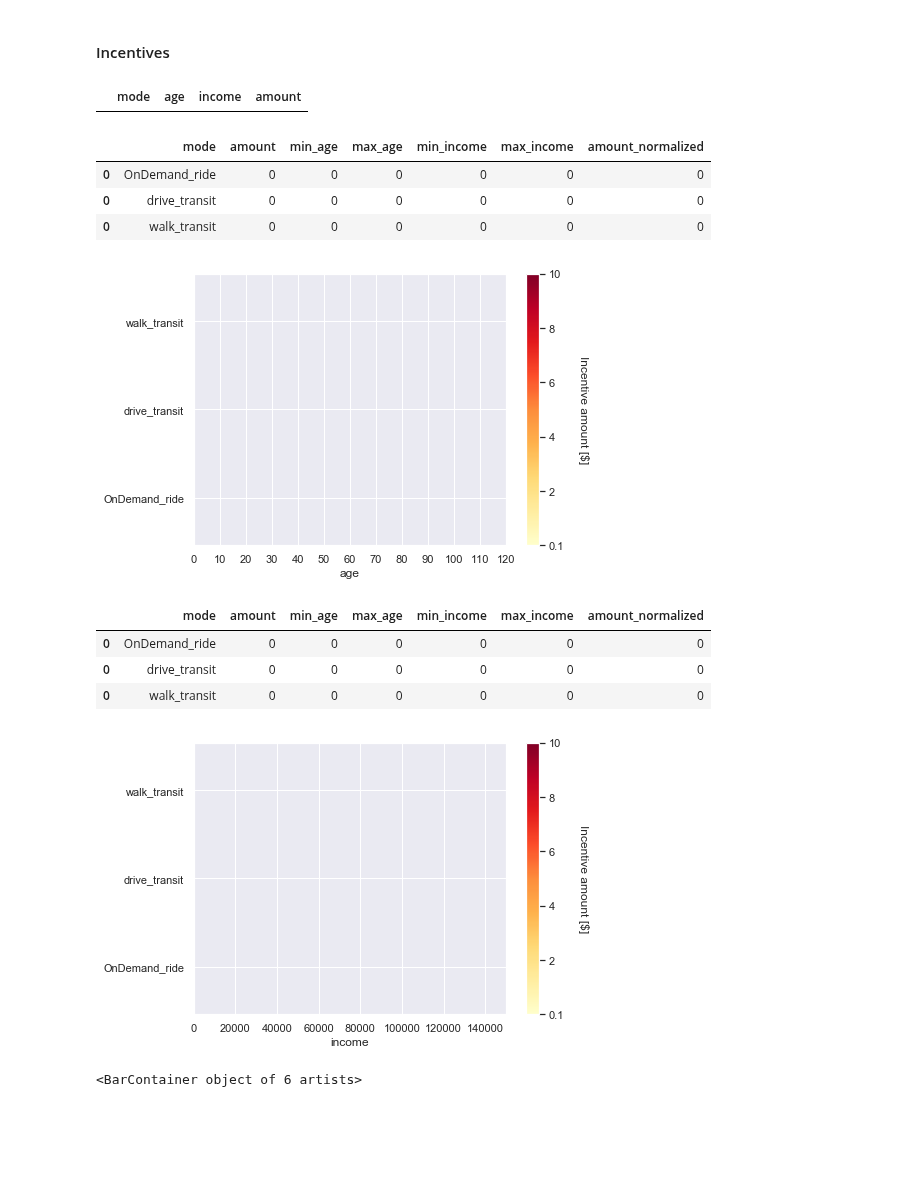
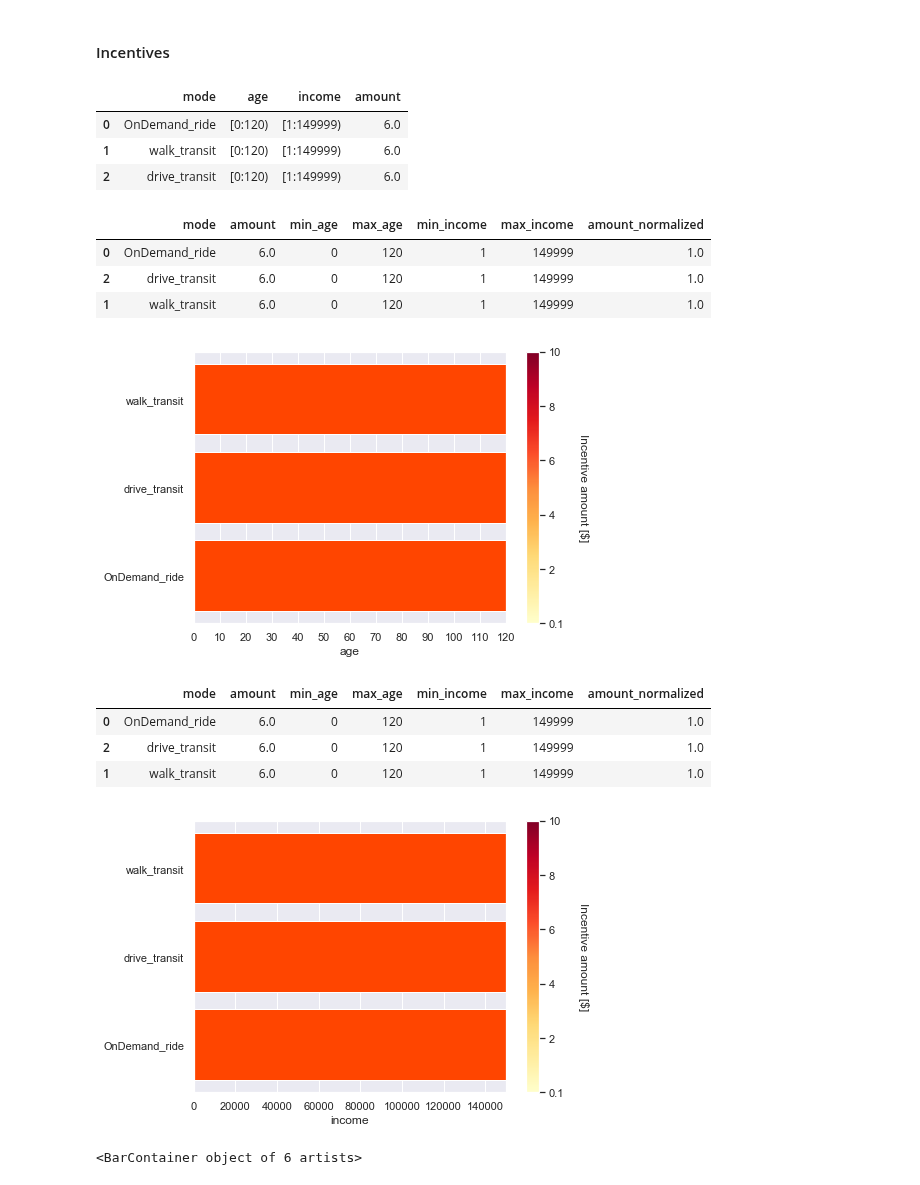
Before and after one commit to bistro-its-berkeley/BISTRO-Starter-Kit, a Jupyter notebook: utilities/Visualization/Visualization_outputs.ipynb, the cells around one changed output. Drawn from its saved outputs; the diff is of its cells as text; code cells hidden in the pictures; blank space fills up the shorter version.

```diff
--- a/utilities/Visualization/Visualization_outputs.ipynb
+++ b/utilities/Visualization/Visualization_outputs.ipynb
@@ -91,13 +95,17 @@ inputs_path_bad_incentives = path.join(results_random_bad_output_path, "competit
 inputs_path_increased_bus_frequency_incentives = path.join(scenarios_input_increase_bus_frequency_path, "ModeIncentives.csv")
 inputs_path_luxembourg_incentives = path.join(scenarios_input_luxembourg_path, "ModeIncentives.csv")
 inputs_path_no_transit_incentives = path.join(scenarios_input_no_transit_path, "ModeIncentives.csv")
+inputs_path_redistributive = r"/Users/vgolfi/Documents/Results_Exploration/output_redistributive_transit_on_demand/host9/sioux_faux/sioux_faux-15k__2019-02-06_20-49-56/competition/submission-inputs/ModeIncentives.csv"
 
-input_incentives_data = input_path_luxembourg_incentives
+input_incentives_data = inputs_path_redistributive
 # %%
 incentives = pd.read_csv(input_incentives_data)
 incentives
 # %% [output]
 |  | mode | age | income | amount |
+| 0 | OnDemand_ride | [0:120) | [1:149999) | 6.0 |
+| 1 | walk_transit | [0:120) | [1:149999) | 6.0 |
+| 2 | drive_transit | [0:120) | [1:149999) | 6.0 |
 # %%
 def process_incentives_data(input_incentives_data):
     incentives = pd.read_csv(input_incentives_data)
@@ -137,49 +145,51 @@ def process_incentives_data(input_incentives_data):
 process_incentives_data(input_incentives_data)
 # %% [output]
 |  | mode | amount | min_age | max_age | min_income | max_income | amount_normalized |
-| 0 | OnDemand_ride | 0 | 0 | 0 | 0 | 0 | 0 |
-| 0 | drive_transit | 0 | 0 | 0 | 0 | 0 | 0 |
-| 0 | walk_transit | 0 | 0 | 0 | 0 | 0 | 0 |
+| 0 | OnDemand_ride | 6.0 | 0 | 120 | 1 | 149999 | 1.0 |
+| 2 | drive_transit | 6.0 | 0 | 120 | 1 | 149999 | 1.0 |
+| 1 | walk_transit | 6.0 | 0 | 120 | 1 | 149999 | 1.0 |
 # %%
 incentives = process_incentives_data(input_incentives_data)
 
 fig, ax = plt.subplots(figsize = (7,5))
 #color map
 my_cmap = plt.cm.get_cmap('YlOrRd')
 colors = my_cmap(incentives["amount_normalized"])
 
 #plot
-bars = plt.barh(incentives["mode"], incentives["max_age"]-incentives["min_age"], left=incentives["min_age"], color = colors)
+bars = plt.barh(incentives["mode"], incentives["max_age"]-incentives["min_age"], left=incentives["min_age"], color = "orangered")
 plt.yticks(fontsize = 11)
 
 ax.set_xlabel("age")
 plt.xlim((0,120))
 
 # plt.title("Input - Incentives- Sample 1", fontweight = "bold", pad=12, fontsize = 15)
 ax.xaxis.set_major_locator(plt.MultipleLocator(10))
 
 sm = ScalarMappable(cmap = my_cmap, norm=plt.Normalize(0,np.max(incentives["amount"])))
 sm.set_array([])
 sm.set_clim(0,10)
 cbar = fig.colorbar(sm, ticks=[0, 2, 4, 6, 8, 10])
 cbar.set_label('Incentive amount [$]', rotation=270, labelpad=25)
 cbar.ax.set_yticklabels(['0.1', '2', '4','6', '8','10'])
 
-plt.savefig("Input-Incentives-ages-increased_bus_frequency", bbox_inches="tight" )
+# plt.savefig("Input-Incentives-ages-increased_bus_frequency", bbox_inches="tight" )
 # plt.savefig("Input-Incentives-ages-luxembourg", bbox_inches="tight" )
 # plt.savefig("Input-Incentives-ages-no_transit", bbox_inches="tight" )
+plt.savefig("Input-Incentives-ages-Redistributive", bbox_inches="tight" )
+
 
 
 plt.show()
 # %% [output]
-[figure, old version]
+[figure, new version]
 # %%
 process_incentives_data(input_incentives_data)
 # %% [output]
 |  | mode | amount | min_age | max_age | min_income | max_income | amount_normalized |
-| 0 | OnDemand_ride | 0 | 0 | 0 | 0 | 0 | 0 |
-| 0 | drive_transit | 0 | 0 | 0 | 0 | 0 | 0 |
-| 0 | walk_transit | 0 | 0 | 0 | 0 | 0 | 0 |
+| 0 | OnDemand_ride | 6.0 | 0 | 120 | 1 | 149999 | 1.0 |
+| 2 | drive_transit | 6.0 | 0 | 120 | 1 | 149999 | 1.0 |
+| 1 | walk_transit | 6.0 | 0 | 120 | 1 | 149999 | 1.0 |
 # %%
 incentives = process_incentives_data(input_incentives_data)
 
@@ -189,7 +199,7 @@ my_cmap2 = plt.cm.get_cmap('YlOrRd')
 colors2 = my_cmap2(incentives["amount_normalized"])
 
 #plot
-bars = plt.barh(incentives["mode"], incentives["max_income"]-incentives["min_income"], left=incentives["min_income"], color = colors2)
+bars = plt.barh(incentives["mode"], incentives["max_income"]-incentives["min_income"], left=incentives["min_income"], color = "orangered")
 plt.yticks(fontsize = 11)
 
 ax.set_xlabel("income")
@@ -205,13 +215,14 @@ cbar = fig.colorbar(sm, ticks=[0, 2, 4, 6, 8, 10])
 cbar.set_label('Incentive amount [$]', rotation=270, labelpad=25)
 cbar.ax.set_yticklabels(['0.1', '2', '4','6', '8','10'])
 
-plt.savefig("Input-Incentives_income_increased_bus_frequency", bbox_inches="tight" )
+# plt.savefig("Input-Incentives_income_increased_bus_frequency", bbox_inches="tight" )
 # plt.savefig("Input-Incentives_income_-luxembourg", bbox_inches="tight" )
 # plt.savefig("Input-Incentives_income_-no_transit", bbox_inches="tight" )
+plt.savefig("Input-Incentives_income_-Redistributive", bbox_inches="tight" )
 
 plt.show()
 # %% [output]
-[figure, old version]
+[figure, new version]
 # %%
 plt.barh(incentives["mode"], incentives["max_income"]-incentives["min_income"], left=incentives["min_income"], color = colors2)
 # %% [output]
```
Also changed, not shown: parts of 13 cells of this notebook, 15 other files.
